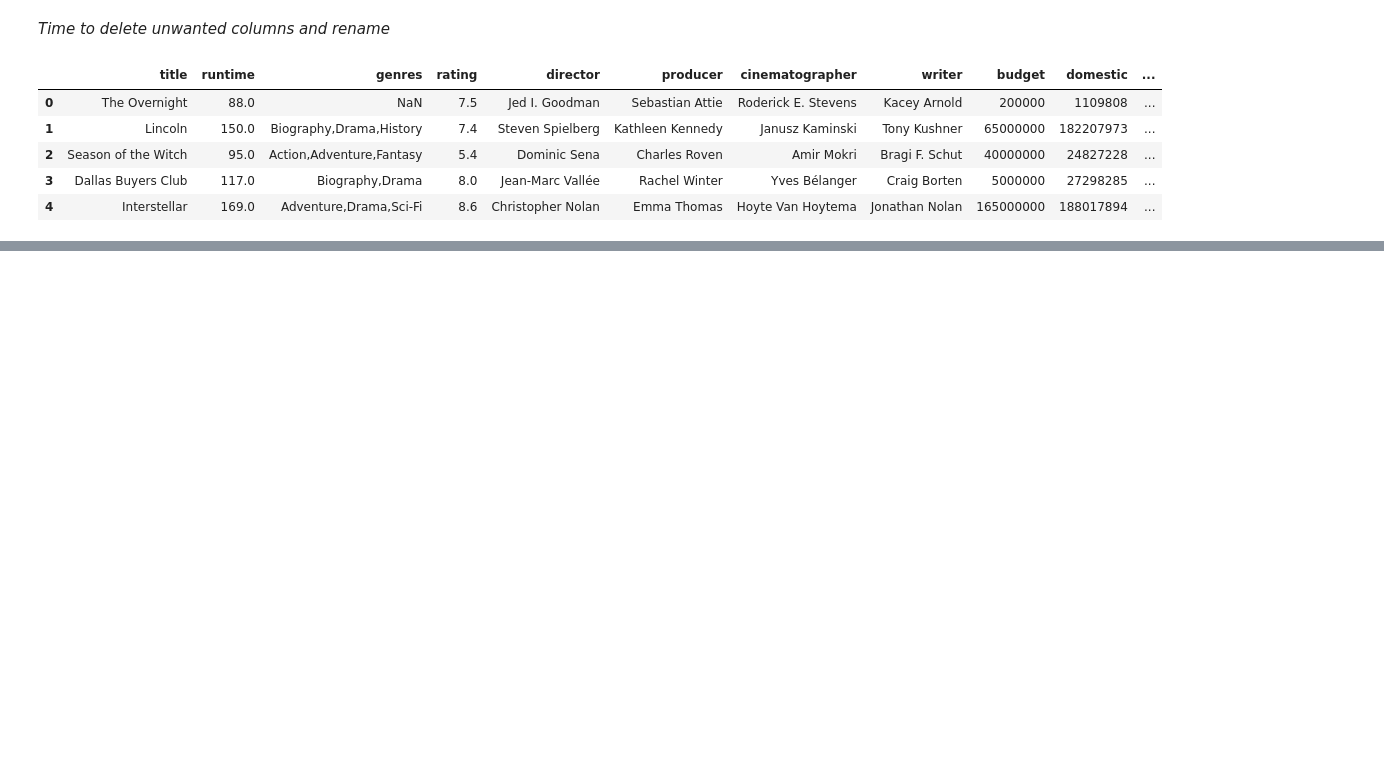
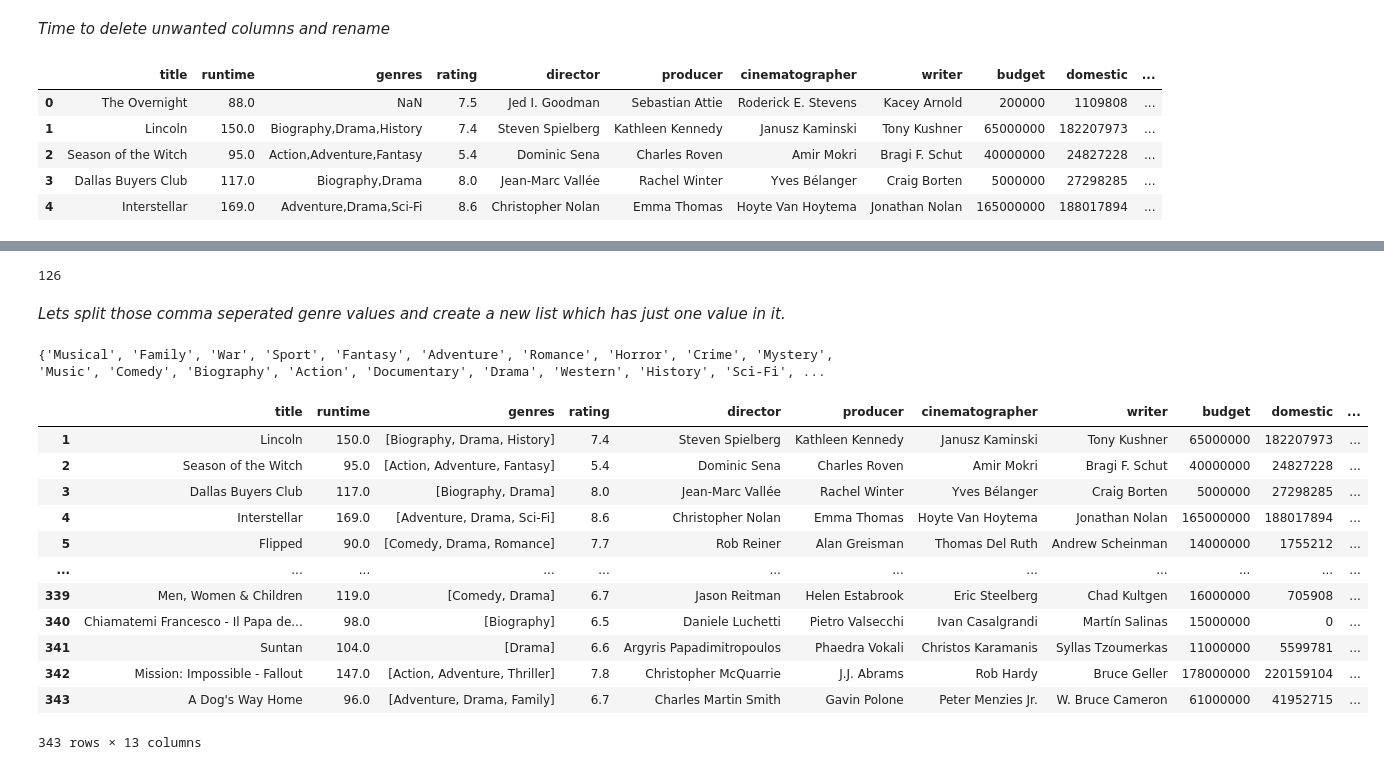
Before and after one commit to avithekkc/P1-moive-data-analysis, a Jupyter notebook: data-cleaning.ipynb, the cells around one changed output, grey strips where cells are left out. Drawn from its saved outputs; the diff is of its cells as text; code cells hidden in the pictures; blank space fills up the shorter version.

```diff
--- a/data-cleaning.ipynb
+++ b/data-cleaning.ipynb
@@ -597,6 +597,8 @@ _Time to delete unwanted columns and rename_
 df.drop(['tconst','primary_title','start_year','numvotes','s1','s2','score','movie'], axis=1, inplace=True)
 # %%
 df.rename(columns = {'original_title':'title','runtime_minutes':'runtime','averagerating':'rating','production_budget':'budget','domestic_gross':'domestic','worldwide_gross':'worldwide'},inplace=True)
+# %%
+df.reset_index(drop=True,inplace=True)
 # %%
 df.head()
 # %% [output]
@@ -608,0 +615,2 @@ df.head()
+# %%
+df.dropna(subset=['genres'],inplace=True)
@@ -608,0 +638,38 @@ df.head()
+# %%
+len(list_of_genres)
+
+# we have 126 list of unique genre.
+# %% [output]
+126
+# %% [markdown]
+_Lets split those comma seperated genre values and create a new list which has just one value in it._
+# %%
+all_genres = list()
+
+for genres in list_of_genres:
+    genre = genres.split(',')
+    for g in genre:
+        all_genres.append(g)
+
+
+all_genres = set(all_genres)
+print(all_genres)
+# %% [output]
+{'Musical', 'Family', 'War', 'Sport', 'Fantasy', 'Adventure', 'Romance', 'Horror', 'Crime', 'Mystery', 'Music', 'Comedy', 'Biography', 'Action', 'Documentary', 'Drama', 'Western', 'History', 'Sci-Fi', ...
+# %%
+df['genres'] = df['genres'].apply(lambda x: x.split(','))
+df
+# %% [output]
+|  | title | runtime | genres | rating | director | producer | cinematographer | writer | budget | domestic | ... |
+| 1 | Lincoln | 150.0 | [Biography, Drama, History] | 7.4 | Steven Spielberg | Kathleen Kennedy | Janusz Kaminski | Tony Kushner | 65000000 | 182207973 | ... |
+| 2 | Season of the Witch | 95.0 | [Action, Adventure, Fantasy] | 5.4 | Dominic Sena | Charles Roven | Amir Mokri | Bragi F. Schut | 40000000 | 24827228 | ... |
+| 3 | Dallas Buyers Club | 117.0 | [Biography, Drama] | 8.0 | Jean-Marc Vallée | Rachel Winter | Yves Bélanger | Craig Borten | 5000000 | 27298285 | ... |
+| 4 | Interstellar | 169.0 | [Adventure, Drama, Sci-Fi] | 8.6 | Christopher Nolan | Emma Thomas | Hoyte Van Hoytema | Jonathan Nolan | 165000000 | 188017894 | ... |
+| 5 | Flipped | 90.0 | [Comedy, Drama, Romance] | 7.7 | Rob Reiner | Alan Greisman | Thomas Del Ruth | Andrew Scheinman | 14000000 | 1755212 | ... |
+| ... | ... | ... | ... | ... | ... | ... | ... | ... | ... | ... | ... |
+| 339 | Men, Women & Children | 119.0 | [Comedy, Drama] | 6.7 | Jason Reitman | Helen Estabrook | Eric Steelberg | Chad Kultgen | 16000000 | 705908 | ... |
+| 340 | Chiamatemi Francesco - Il Papa de... | 98.0 | [Biography] | 6.5 | Daniele Luchetti | Pietro Valsecchi | Ivan Casalgrandi | Martín Salinas | 15000000 | 0 | ... |
+| 341 | Suntan | 104.0 | [Drama] | 6.6 | Argyris Papadimitropoulos | Phaedra Vokali | Christos Karamanis | Syllas Tzoumerkas | 11000000 | 5599781 | ... |
+| 342 | Mission: Impossible - Fallout | 147.0 | [Action, Adventure, Thriller] | 7.8 | Christopher McQuarrie | J.J. Abrams | Rob Hardy | Bruce Geller | 178000000 | 220159104 | ... |
+| 343 | A Dog's Way Home | 96.0 | [Adventure, Drama, Family] | 6.7 | Charles Martin Smith | Gavin Polone | Peter Menzies Jr. | W. Bruce Cameron | 61000000 | 41952715 | ... |
+343 rows × 13 columns
```
Also changed, not shown: parts of 14 cells of this notebook, 1 other file.
